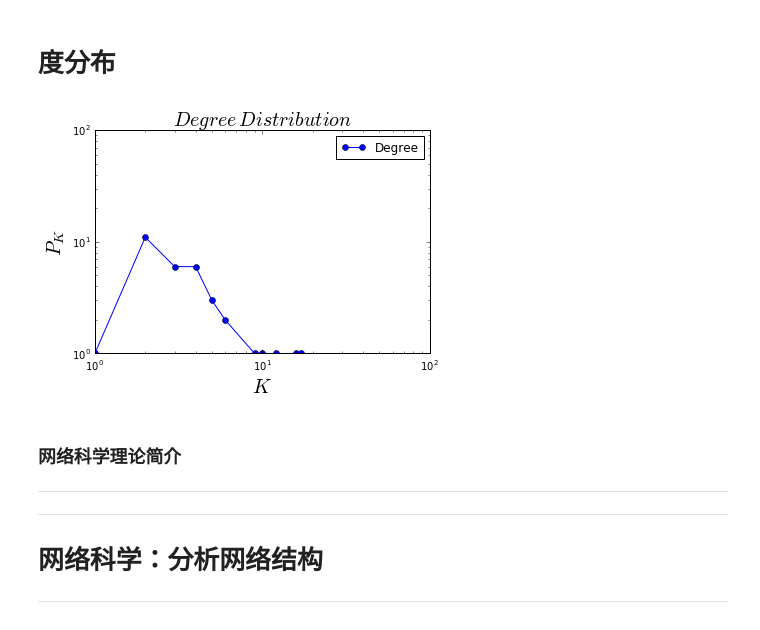
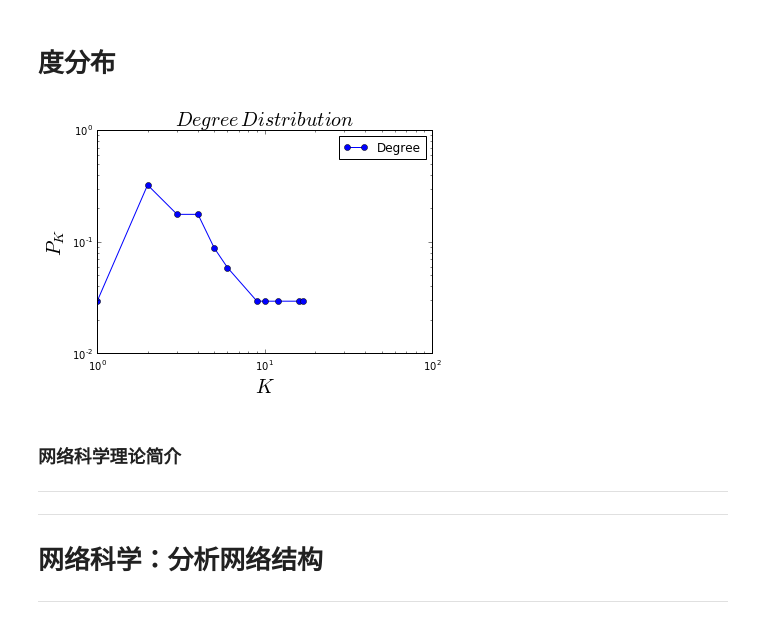
Before and after one commit to Walker96/cjc2016, a Jupyter notebook: code/17.networkx.ipynb, the cells around one changed output. Saved outputs shown, nothing was run; the diff lists cells and outputs as text; code cells hidden in the pictures.

```diff
--- a/code/17.networkx.ipynb
+++ b/code/17.networkx.ipynb
@@ -252,25 +254,27 @@ plt.show()
 # %%
 from collections import defaultdict
 import numpy as np
 
 def plotDegreeDistribution(G):
     degs = defaultdict(int)
     for i in G.degree().values(): degs[i]+=1
     items = sorted ( degs.items () )
     x, y = np.array(items).T
+    y_sum = np.sum(y)
+    y = [float(i)/y_sum for i in y]
     plt.plot(x, y, 'b-o')
     plt.xscale('log')
     plt.yscale('log')
     plt.legend(['Degree'])
     plt.xlabel('$K$', fontsize = 20)
     plt.ylabel('$P_K$', fontsize = 20)
     plt.title('$Degree\,Distribution$', fontsize = 20)
     plt.show()
 
 G = nx.karate_club_graph()
 plotDegreeDistribution(G)
 # %% [output]
-[figure, old version]
+[figure, new version]
 # %% [markdown]
 ### 网络科学理论简介
 ***
```
Also changed, not shown: parts of 4 cells of this notebook.
